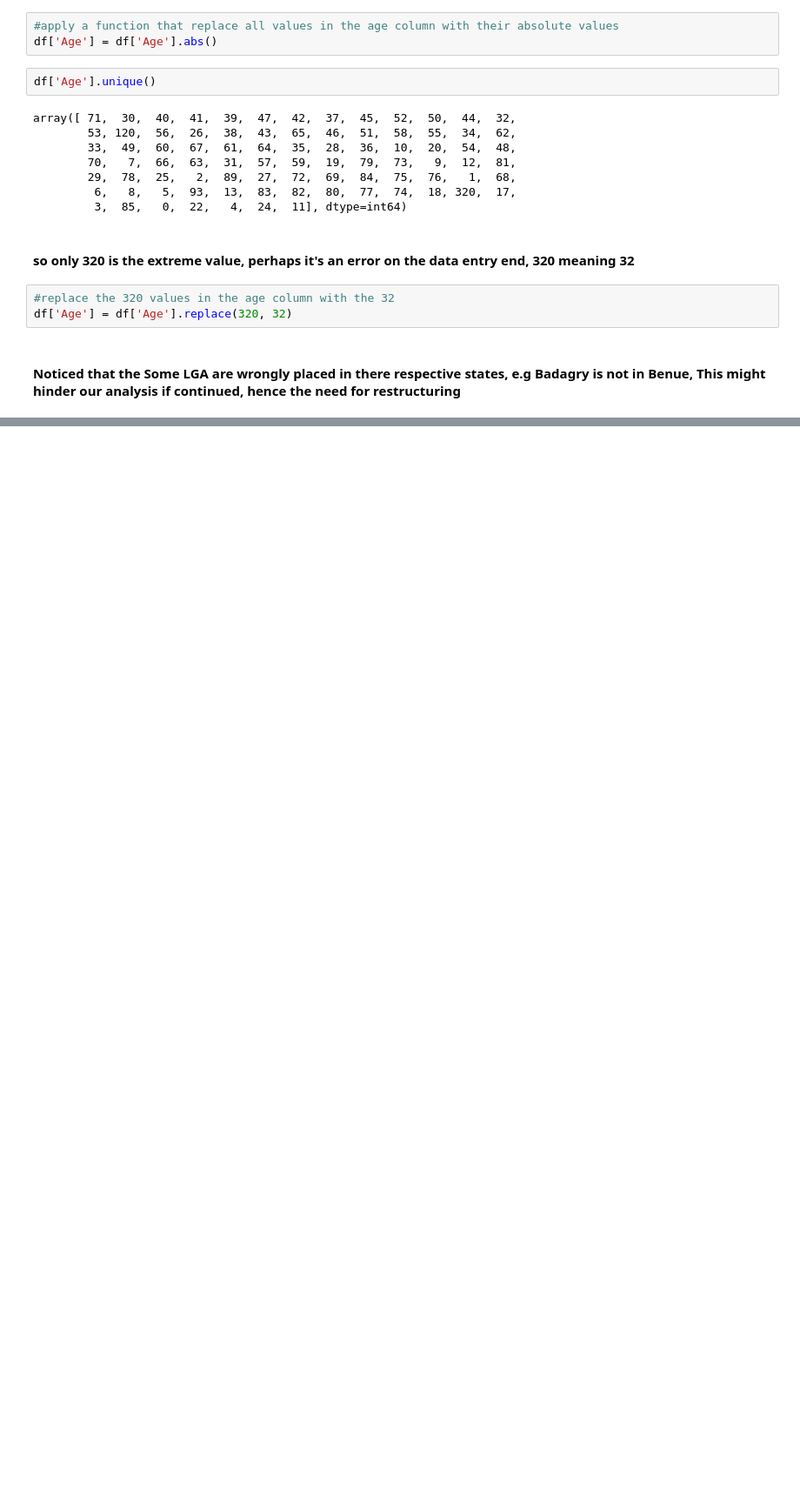
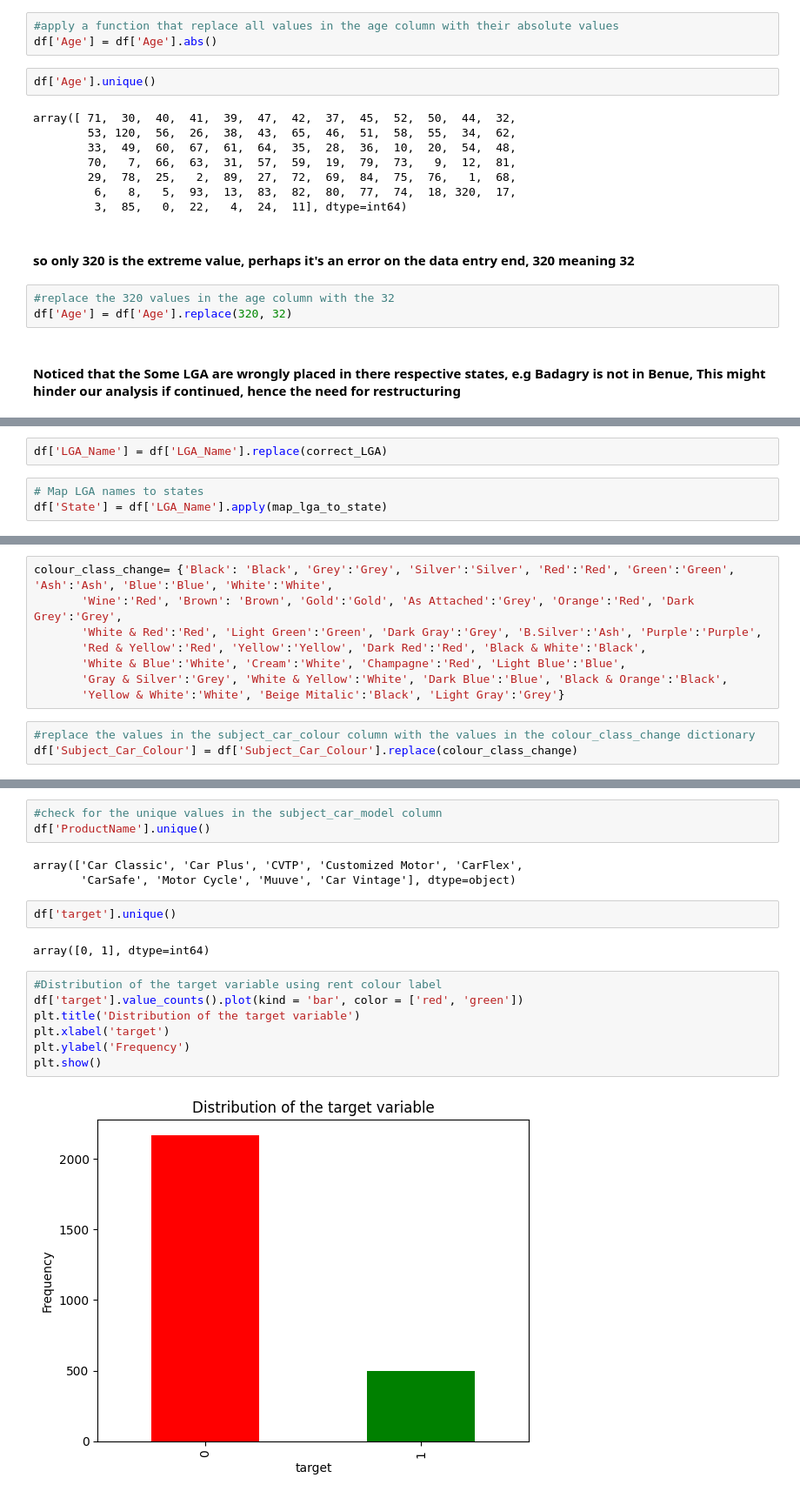
Before and after one commit to Gbekoilias/Auto-Insurance-Claim-Prediction, a Jupyter notebook: Auto_Insurance_Notebook.ipynb, the cells around one changed output, grey strips where cells are left out. Shown at 87% size. Cells and saved outputs as stored; diff of their text form; blank space fills up the shorter version.

```diff
--- a/Auto_Insurance_Notebook.ipynb
+++ b/Auto_Insurance_Notebook.ipynb
@@ -193,0 +362,5 @@ df['Age'] = df['Age'].replace(320, 32)
+# %%
+df['LGA_Name'] = df['LGA_Name'].replace(correct_LGA)
+# %%
+# Map LGA names to states
+df['State'] = df['LGA_Name'].apply(map_lga_to_state)
@@ -193,0 +404,11 @@ df['Age'] = df['Age'].replace(320, 32)
+# %%
+colour_class_change= {'Black': 'Black', 'Grey':'Grey', 'Silver':'Silver', 'Red':'Red', 'Green':'Green', 'Ash':'Ash', 'Blue':'Blue', 'White':'White',
+       'Wine':'Red', 'Brown': 'Brown', 'Gold':'Gold', 'As Attached':'Grey', 'Orange':'Red', 'Dark Grey':'Grey',
+       'White & Red':'Red', 'Light Green':'Green', 'Dark Gray':'Grey', 'B.Silver':'Ash', 'Purple':'Purple',
+       'Red & Yellow':'Red', 'Yellow':'Yellow', 'Dark Red':'Red', 'Black & White':'Black',
+       'White & Blue':'White', 'Cream':'White', 'Champagne':'Red', 'Light Blue':'Blue',
+       'Gray & Silver':'Grey', 'White & Yellow':'White', 'Dark Blue':'Blue', 'Black & Orange':'Black',
+       'Yellow & White':'White', 'Beige Mitalic':'Black', 'Light Gray':'Grey'}
+# %%
+#replace the values in the subject_car_colour column with the values in the colour_class_change dictionary
+df['Subject_Car_Colour'] = df['Subject_Car_Colour'].replace(colour_class_change)
@@ -193,0 +442,19 @@ df['Age'] = df['Age'].replace(320, 32)
+# %%
+#check for the unique values in the subject_car_model column
+df['ProductName'].unique()
+# %% [output]
+array(['Car Classic', 'Car Plus', 'CVTP', 'Customized Motor', 'CarFlex',
+       'CarSafe', 'Motor Cycle', 'Muuve', 'Car Vintage'], dtype=object)
+# %%
+df['target'].unique()
+# %% [output]
+array([0, 1], dtype=int64)
+# %%
+#Distribution of the target variable using rent colour label
+df['target'].value_counts().plot(kind = 'bar', color = ['red', 'green'])
+plt.title('Distribution of the target variable')
+plt.xlabel('target')
+plt.ylabel('Frequency')
+plt.show()
+# %% [output]
+[figure, added]
```
Also changed, not shown: parts of 27 cells of this notebook, 1 other file.
